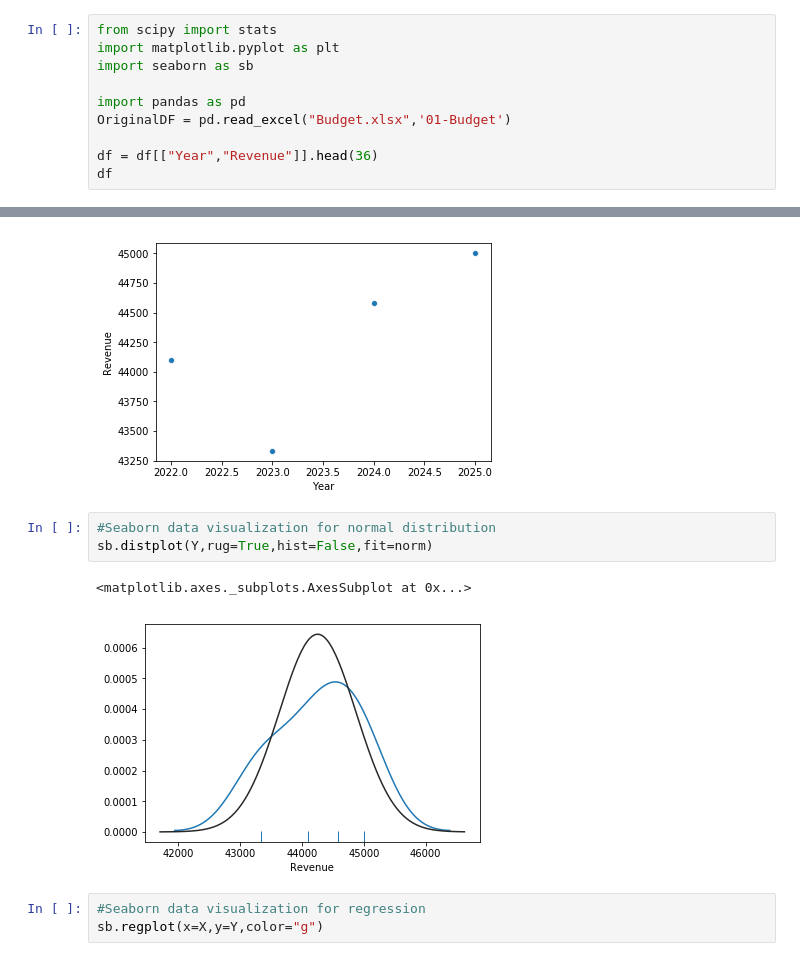
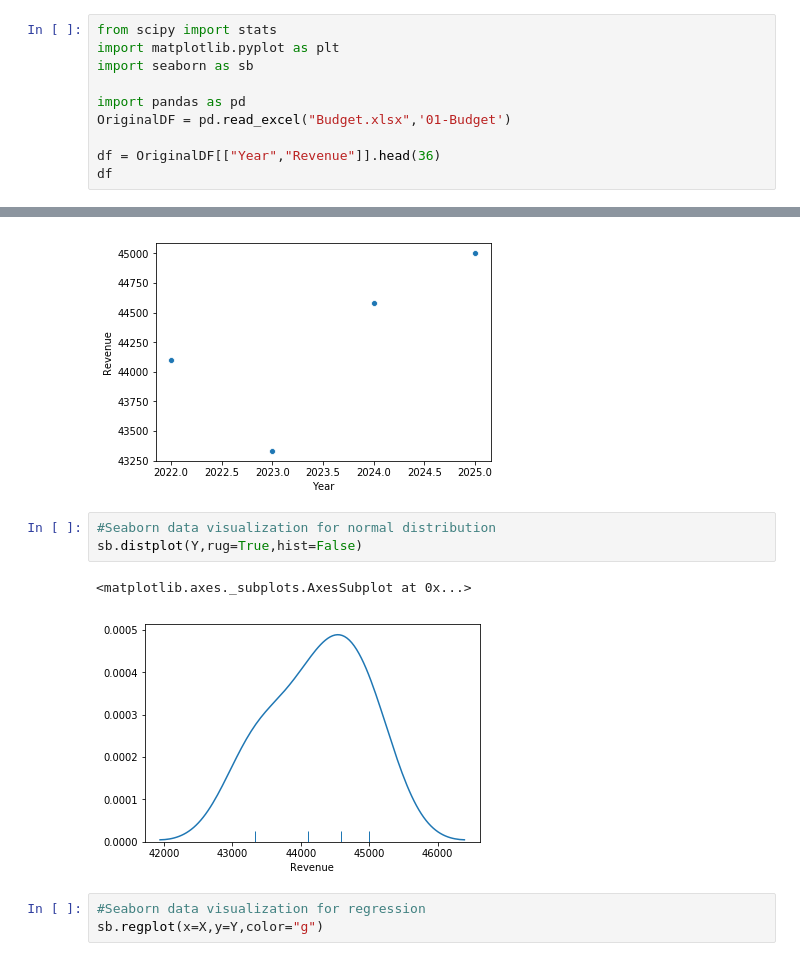
Before and after one commit to Ghoniem-Ghoniem/DataAnalysis, a Jupyter notebook: 04-Budget Data Visualization.ipynb, the cells around one changed output, grey strips where cells are left out. Saved outputs shown, nothing was run; the diff lists cells and outputs as text.

```diff
--- a/04-Budget Data Visualization.ipynb
+++ b/04-Budget Data Visualization.ipynb
@@ -6,7 +6,7 @@ import seaborn as sb
 import pandas as pd
 OriginalDF = pd.read_excel("Budget.xlsx",'01-Budget')
 
-df = df[["Year","Revenue"]].head(36)
+df = OriginalDF[["Year","Revenue"]].head(36)
 df
 # %% [output]
 |  | Year | Revenue |
@@ -140,10 +179,10 @@ sb.scatterplot(X,Y)
 [figure]
 # %%
 #Seaborn data visualization for normal distribution
-sb.distplot(Y,rug=True,hist=False,fit=norm)
+sb.distplot(Y,rug=True,hist=False)
 # %% [output]
 <matplotlib.axes._subplots.AxesSubplot at 0x...>
-[figure, old version]
+[figure, new version]
 # %%
 #Seaborn data visualization for regression
 sb.regplot(x=X,y=Y,color="g")
```
Also changed, not shown: parts of 17 cells of this notebook.
